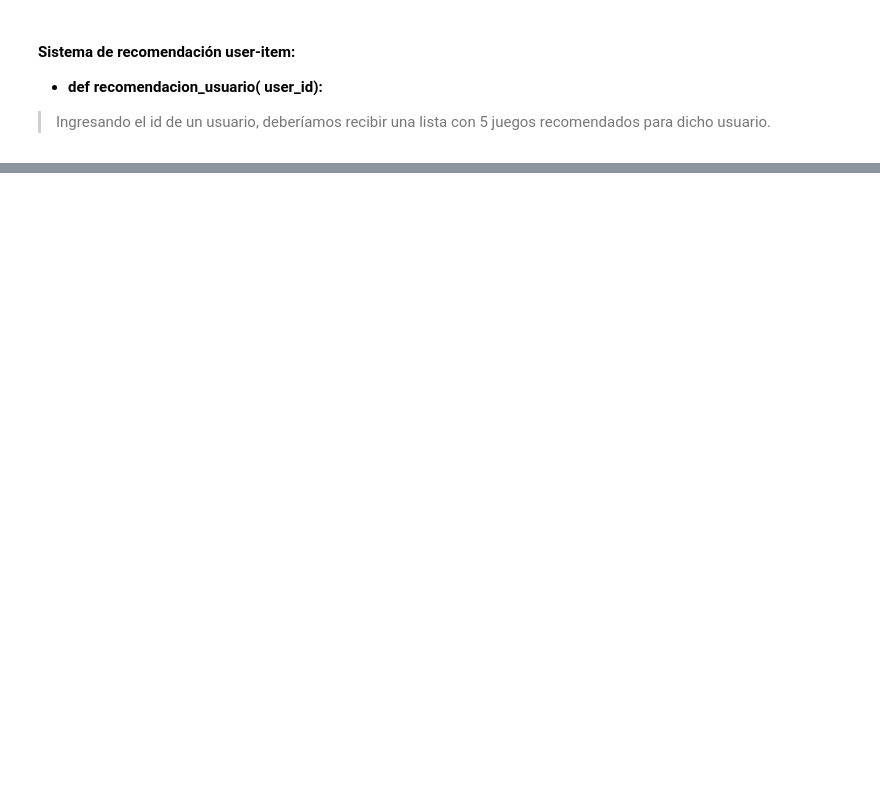
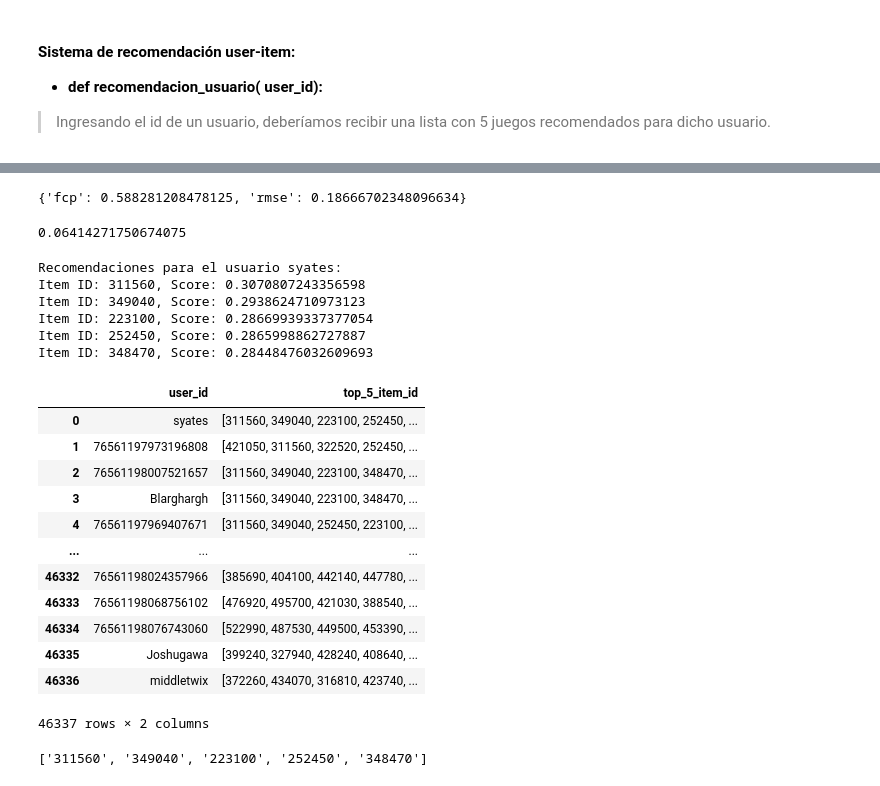
Before and after one commit to sebastianrosenblunnhellman/Steam_ML_OPS, a Jupyter notebook: 04_ML.ipynb, the cells around one changed output, grey strips where cells are left out. Saved outputs shown, nothing was run; the diff lists cells and outputs as text; code cells hidden in the pictures; blank space fills up the shorter version.

```diff
--- a/04_ML.ipynb
+++ b/04_ML.ipynb
@@ -86,7 +264,7 @@ recomendacion_juego("17140")
 > Ingresando el id de un usuario, deberíamos recibir una lista con 5 juegos recomendados para dicho usuario.
 # %%
 # Especifica la ruta del archivo Parquet
-ruta_archivo_parquet = 'datasets/processed_data/ml_user_items.parquet'
+ruta_archivo_parquet = 'datasets/processed_data/data_for_ML/ml_user_items.parquet'
 
 # Lee el archivo Parquet en una tabla de PyArrow
 tabla_parquet = pq.read_table(ruta_archivo_parquet)
@@ -140,0 +321,67 @@ ml_user_items
+# %%
+# Mejor Score
+gs.best_score
+# %% [output]
+{'fcp': 0.588281208478125, 'rmse': 0.18666702348096634}
+# %%
+# Guardamos el modelo con mayor fcp
+best_model = gs.best_estimator["fcp"]
+# %%
+# Prediccion para user_id : syates,  item_id : 1002 (probamos el modelo)
+pred = best_model.predict("syates", "1002")
+pred.est
+# %% [output]
+0.06414271750674075
+# %%
+# Definir el user_id para el cual queremos hacer recomendaciones
+user_id = "syates"
+
+# Obtener todos los item_id en el dataset
+all_item_ids = ml_user_items["item_id"].unique()
+
+# Obtener las predicciones para todos los item_id y seleccionar los 5 con la puntuación más alta
+predictions = [(item_id, best_model.predict(user_id, item_id).est) for item_id in all_item_ids]
+top_recommendations = sorted(predictions, key=lambda x: x[1], reverse=True)[:5]
+
+# Imprimir las recomendaciones
+print(f"Recomendaciones para el usuario {user_id}:")
+for item_id, score in top_recommendations:
+    print(f"Item ID: {item_id}, Score: {score}")
+# %% [output]
+Recomendaciones para el usuario syates:
+Item ID: 311560, Score: 0.3070807243356598
+Item ID: 349040, Score: 0.2938624710973123
+Item ID: 223100, Score: 0.28669939337377054
+Item ID: 252450, Score: 0.2865998862727887
+Item ID: 348470, Score: 0.28448476032609693
+# %%
+# Lista para almacenar las predicciones
+all_predictions = []
+
+# Iterar sobre todos los user_id
+for user_id in ml_user_items["user_id"].unique():
+    # Calcular las predicciones para todos los item_id
+    predictions = [(item_id, best_model.predict(user_id, item_id).est) for item_id in all_item_ids]
+    # Seleccionar los 5 item_id con las puntuaciones más altas
+    top_predictions = sorted(predictions, key=lambda x: x[1], reverse=True)[:5]
+    # Guardar los resultados en la lista
+    all_predictions.append({"user_id": user_id, "top_5_item_id": [item_id for item_id, _ in top_predictions]})
+
+# Convertir la lista de diccionarios en un DataFrame
+predictions_df = pd.DataFrame(all_predictions)
+# %%
+predictions_df
+# %% [output]
+|  | user_id | top_5_item_id |
+| 0 | syates | [311560, 349040, 223100, 252450, ... |
+| 1 | 76561197973196808 | [421050, 311560, 322520, 252450, ... |
+| 2 | 76561198007521657 | [311560, 349040, 223100, 348470, ... |
+| 3 | Blarghargh | [311560, 349040, 223100, 348470, ... |
+| 4 | 76561197969407671 | [311560, 349040, 252450, 223100, ... |
+| ... | ... | ... |
+| 46332 | 76561198024357966 | [385690, 404100, 442140, 447780, ... |
+| 46333 | 76561198068756102 | [476920, 495700, 421030, 388540, ... |
+| 46334 | 76561198076743060 | [522990, 487530, 449500, 453390, ... |
+| 46335 | Joshugawa | [399240, 327940, 428240, 408640, ... |
+| 46336 | middletwix | [372260, 434070, 316810, 423740, ... |
+46337 rows × 2 columns
@@ -140,0 +395,5 @@ ml_user_items
+# %%
+# Ejemplo de uso:
+user_recomend("syates")
+# %% [output]
+['311560', '349040', '223100', '252450', '348470']
```
Also changed, not shown: parts of 33 cells of this notebook, 8 other files.
